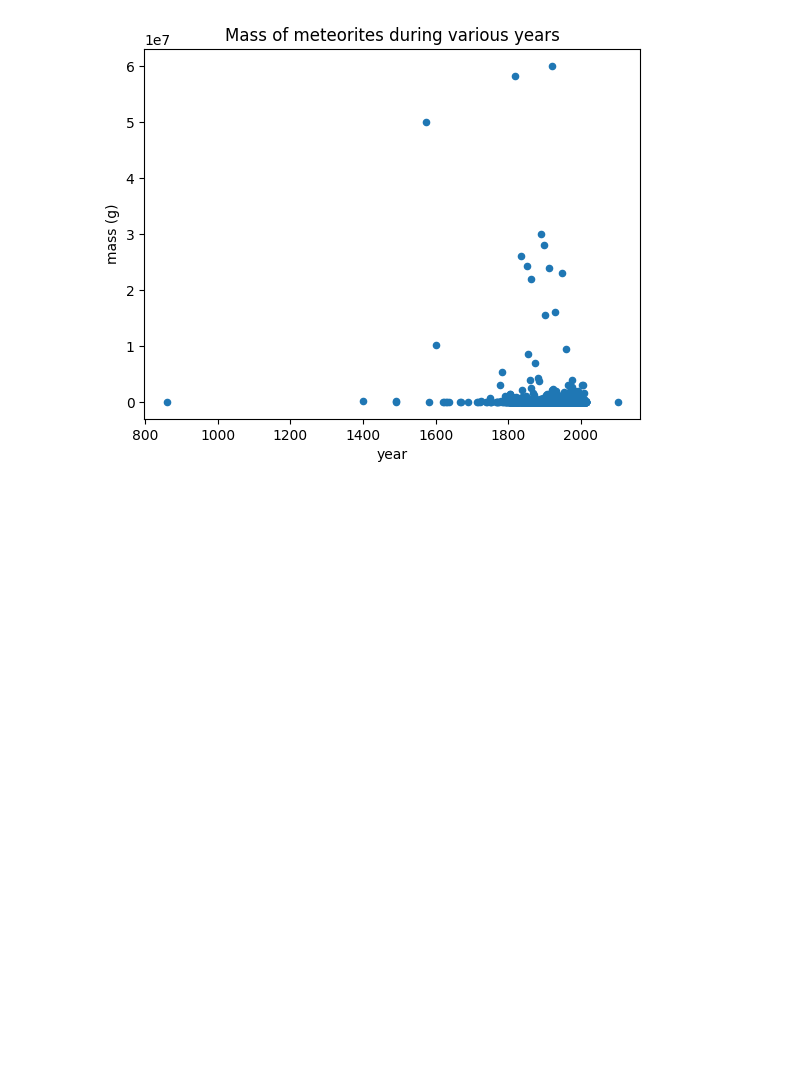
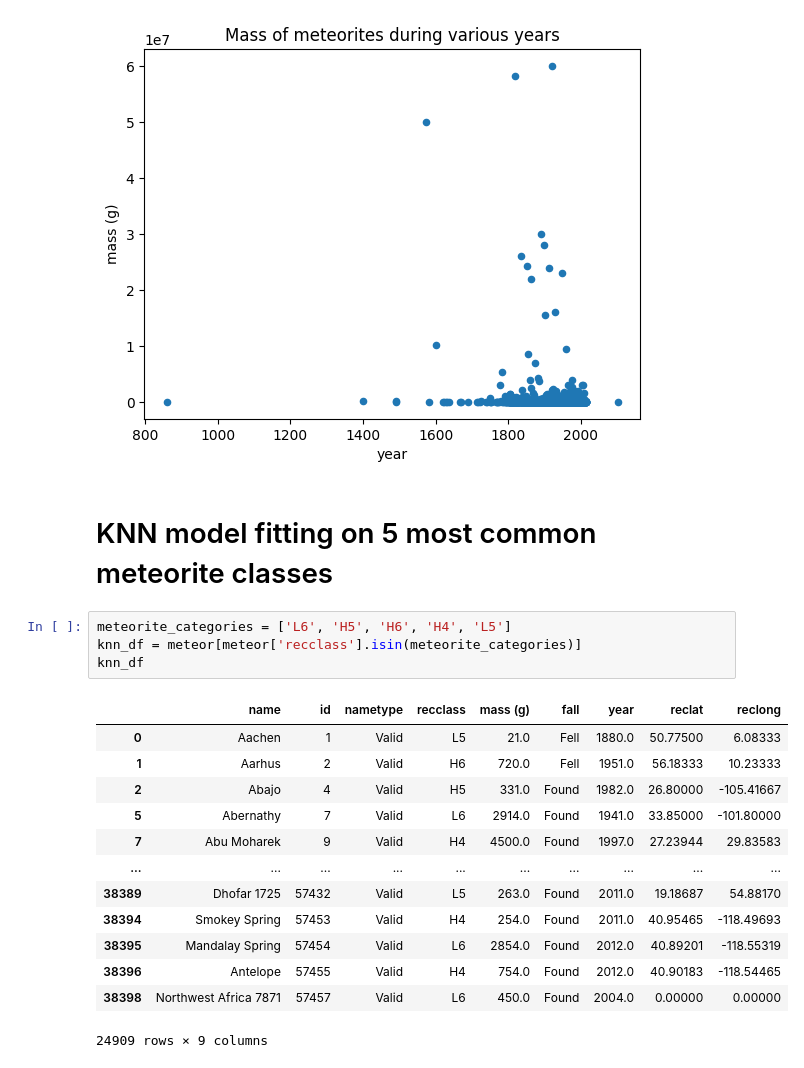
Before and after one commit to IevaF/SGT_Bootcamp_final_task, a Jupyter notebook: mysql.ipynb, the cells around one changed output. Cells and saved outputs as stored; diff of their text form; blank space fills up the shorter version.

```diff
--- a/mysql.ipynb
+++ b/mysql.ipynb
@@ -229,3 +231,23 @@ plt.title("Mass of meteorites during various years")
 plt.show()
 # %% [output]
 [figure]
+# %% [markdown]
+# KNN model fitting on 5 most common meteorite classes
+# %%
+meteorite_categories = ['L6', 'H5', 'H6', 'H4', 'L5']
+knn_df = meteor[meteor['recclass'].isin(meteorite_categories)]
+knn_df
+# %% [output]
+|  | name | id | nametype | recclass | mass (g) | fall | year | reclat | reclong |
+| 0 | Aachen | 1 | Valid | L5 | 21.0 | Fell | 1880.0 | 50.77500 | 6.08333 |
+| 1 | Aarhus | 2 | Valid | H6 | 720.0 | Fell | 1951.0 | 56.18333 | 10.23333 |
+| 2 | Abajo | 4 | Valid | H5 | 331.0 | Found | 1982.0 | 26.80000 | -105.41667 |
+| 5 | Abernathy | 7 | Valid | L6 | 2914.0 | Found | 1941.0 | 33.85000 | -101.80000 |
+| 7 | Abu Moharek | 9 | Valid | H4 | 4500.0 | Found | 1997.0 | 27.23944 | 29.83583 |
+| ... | ... | ... | ... | ... | ... | ... | ... | ... | ... |
+| 38389 | Dhofar 1725 | 57432 | Valid | L5 | 263.0 | Found | 2011.0 | 19.18687 | 54.88170 |
+| 38394 | Smokey Spring | 57453 | Valid | H4 | 254.0 | Found | 2011.0 | 40.95465 | -118.49693 |
+| 38395 | Mandalay Spring | 57454 | Valid | L6 | 2854.0 | Found | 2012.0 | 40.89201 | -118.55319 |
+| 38396 | Antelope | 57455 | Valid | H4 | 754.0 | Found | 2012.0 | 40.90183 | -118.54465 |
+| 38398 | Northwest Africa 7871 | 57457 | Valid | L6 | 450.0 | Found | 2004.0 | 0.00000 | 0.00000 |
+24909 rows × 9 columns
```
Also changed, not shown: parts of 12 cells of this notebook.
